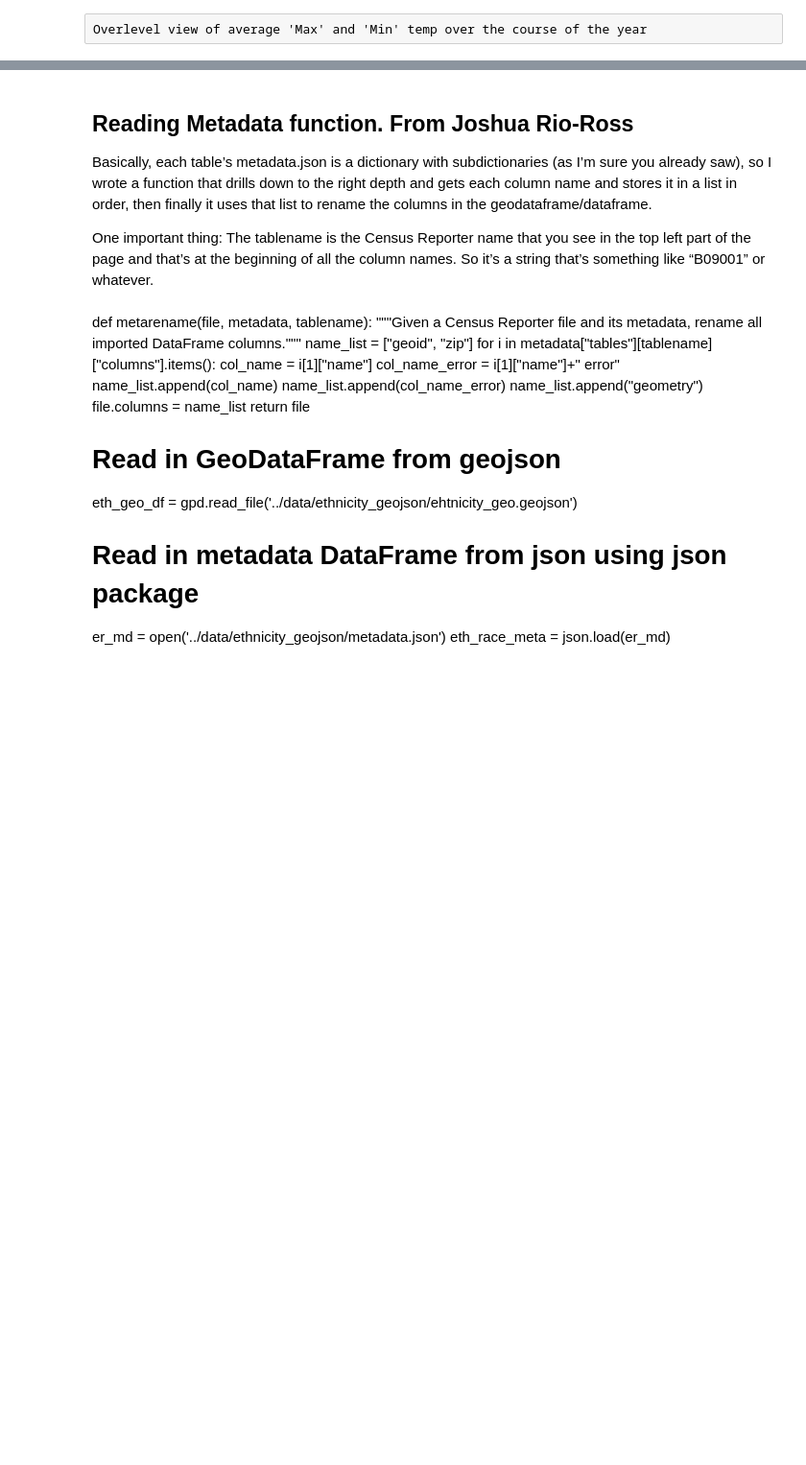
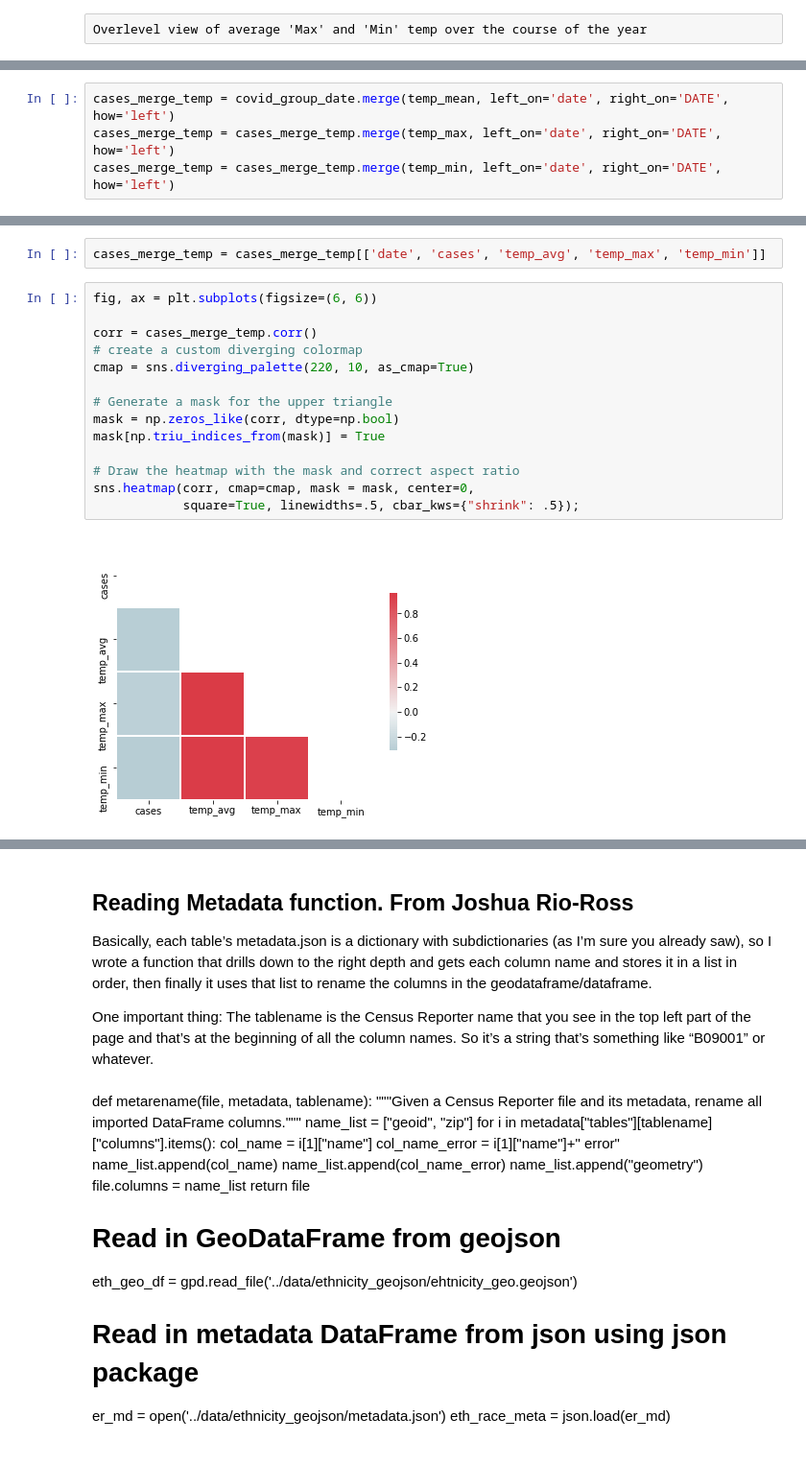
Before and after one commit to Engu12/nash-covid-cases-vaccines-honky_tonkin, a Jupyter notebook: notebook/Teng_nash_covid.ipynb, the cells around one changed output, grey strips where cells are left out. Shown at 96% size. Saved outputs shown, nothing was run; the diff lists cells and outputs as text; blank space fills up the shorter version.

Commit message:
weather corr work

```diff
--- a/notebook/Teng_nash_covid.ipynb
+++ b/notebook/Teng_nash_covid.ipynb
@@ -273,0 +350,4 @@ sns.barplot(data = covid_group_date, x='date', y='cases', alpha=0.5, ax=ax2)
+# %%
+cases_merge_temp = covid_group_date.merge(temp_mean, left_on='date', right_on='DATE', how='left')
+cases_merge_temp = cases_merge_temp.merge(temp_max, left_on='date', right_on='DATE', how='left')
+cases_merge_temp = cases_merge_temp.merge(temp_min, left_on='date', right_on='DATE', how='left')
@@ -273,0 +361,18 @@ sns.barplot(data = covid_group_date, x='date', y='cases', alpha=0.5, ax=ax2)
+# %%
+cases_merge_temp = cases_merge_temp[['date', 'cases', 'temp_avg', 'temp_max', 'temp_min']]
+# %%
+fig, ax = plt.subplots(figsize=(6, 6))
+
+corr = cases_merge_temp.corr()
+# create a custom diverging colormap
+cmap = sns.diverging_palette(220, 10, as_cmap=True)
+
+# Generate a mask for the upper triangle
+mask = np.zeros_like(corr, dtype=np.bool)
+mask[np.triu_indices_from(mask)] = True
+
+# Draw the heatmap with the mask and correct aspect ratio
+sns.heatmap(corr, cmap=cmap, mask = mask, center=0,
+            square=True, linewidths=.5, cbar_kws={"shrink": .5});
+# %% [output]
+[figure, added]
```
Also changed, not shown: parts of 19 cells of this notebook.
